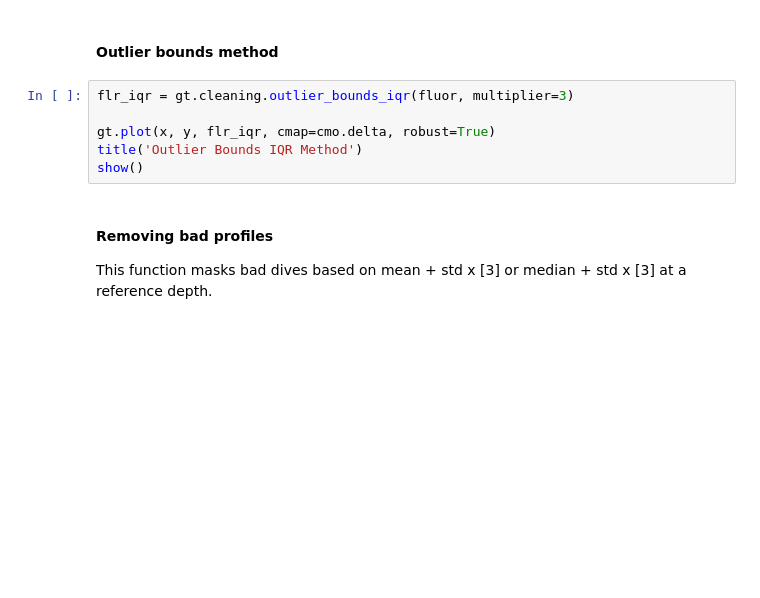
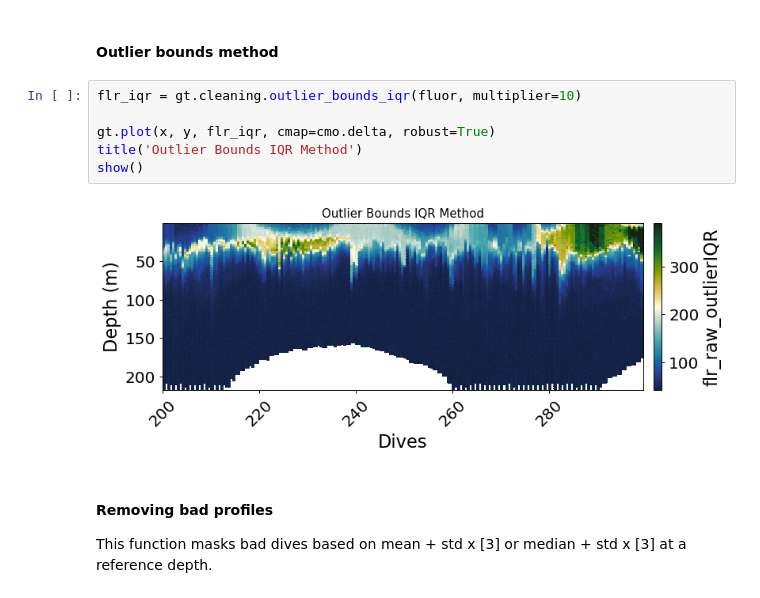
Before and after one commit to callumrollo/GliderTools, a Jupyter notebook: notebooks/Demo_GT-Vigo.ipynb, the cells around one changed output. Drawn from its saved outputs; the diff is of its cells as text; blank space fills up the shorter version.

```diff
--- a/notebooks/Demo_GT-Vigo.ipynb
+++ b/notebooks/Demo_GT-Vigo.ipynb
@@ -795,11 +800,13 @@ show()
 # %% [markdown]
 #### Outlier bounds method
 # %%
-flr_iqr = gt.cleaning.outlier_bounds_iqr(fluor, multiplier=3)
+flr_iqr = gt.cleaning.outlier_bounds_iqr(fluor, multiplier=10)
 
 gt.plot(x, y, flr_iqr, cmap=cmo.delta, robust=True)
 title('Outlier Bounds IQR Method')
 show()
+# %% [output]
+[figure, added]
 # %% [markdown]
 #### Removing bad profiles
 
```
Also changed, not shown: parts of 19 cells of this notebook, 4 other files.
